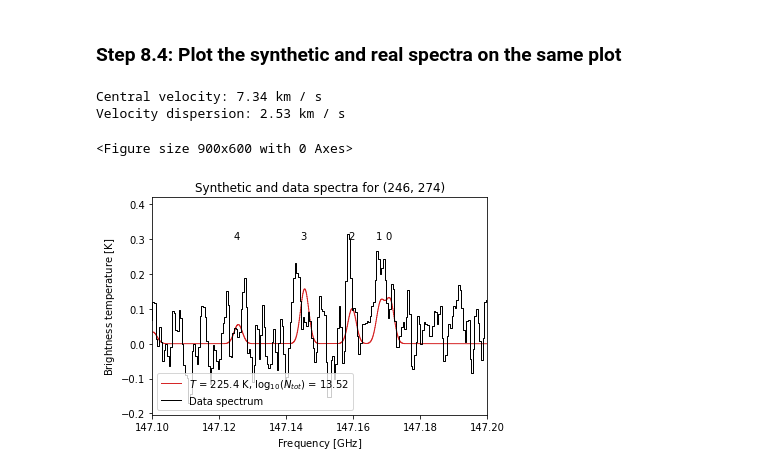
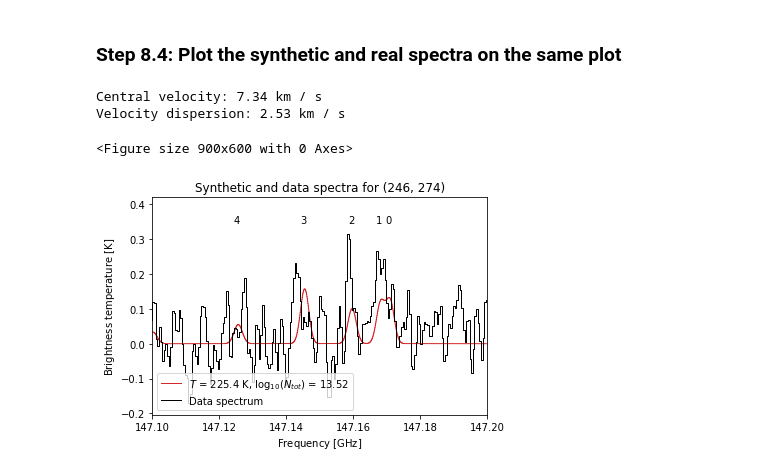
Before and after one commit to abulatek/brick, a Jupyter notebook: first_results/temperature_map/ProcessingTutorial.ipynb, the cells around one changed output. Drawn from its saved outputs; the diff is of its cells as text; code cells hidden in the pictures.

```diff
--- a/first_results/temperature_map/ProcessingTutorial.ipynb
+++ b/first_results/temperature_map/ProcessingTutorial.ipynb
@@ -635,29 +635,29 @@ data_sp_K_pyspeckit = pyspeckit.Spectrum(xarr = ch3cncube.spectral_axis.to(u.GHz
 # %%
 fig = plt.figure(dpi = 150)
 mod_sp.plotter(label = f'$T$ = {temp:.1f}, $\log_{{10}}(N_{{tot}})$ = {N_tot:.2f}',
                color = 'tab:red', linewidth = 1) # $v_{{c}}$ = {v_cen:.2f}, $v_{{disp}}$ = {v_disp:.2f}
 data_sp_K_pyspeckit.plotter(axis=mod_sp.plotter.axis, clear = False, color = 'k', linewidth = 1,
                             xmin = fmin, xmax = fmax, #ymin = min([min(mod),min(data_sp)]) - 0.3, ymax = max([max(mod),max(data_sp)]) + 0.2,
                             label = 'Data spectrum',
                             xlabel = f"Frequency [{mod_sp.xarr.unit.to_string('latex_inline')}]",
                             ylabel = f"Brightness temperature [{mod_sp.unit.to_string('latex_inline')}]")
 
 for i in range(len(ch3cn_freqs)): # i is the index of the loop
     if ch3cn_freqs[i].to(u.GHz).value > (plt.xlim()[0] + 0.01) and ch3cn_freqs[i].to(u.GHz).value < (plt.xlim()[1] - 0.01):
         kmax = len(ch3cn_freqs) - 1 # Maximum rotational quantum number for the ladder
         kk = kmax - i # Get rotational quantum number of this iteration
         shifted_freq = (ch3cn_freqs[kmax - kk]-(((10*u.km/u.s)/(constants.c.to(u.km/u.s)))*ch3cn_freqs[kmax - kk])).to(u.GHz) # Maybe okay?
 
-        plt.text(shifted_freq.value, 0.3, str(kk))
+        plt.text(shifted_freq.value, plt.ylim()[1]-0.075, str(kk))
 
 plt.title(f"Synthetic and data spectra for ({pixel_x}, {pixel_y})")
 plt.legend(loc = "lower left")
-data_sp_K_pyspeckit.plotter.savefig('../figures/ch3cn_spec_datasynth.pdf')
+data_sp_K_pyspeckit.plotter.savefig(f'../figures/ch3cn_spec_datasynth_x{pixel_x}y{pixel_y}.pdf')
 
 print(f"Central velocity: {v_cen:.2f}")
 print(f"Velocity dispersion: {v_disp:.2f}")
 # %% [output]
 Central velocity: 7.34 km / s
 Velocity dispersion: 2.53 km / s
 <Figure size 900x600 with 0 Axes>
-[figure, old version]
+[figure, new version]
```
Also changed, not shown: 1 other file.
